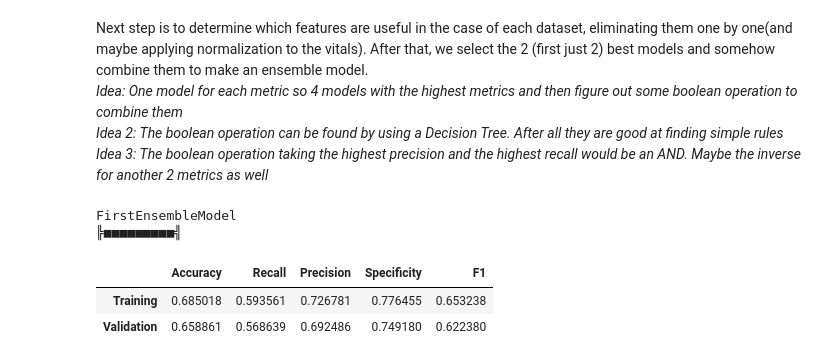
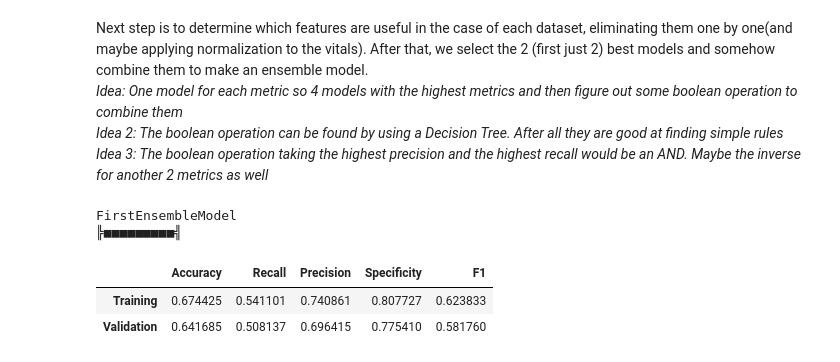
Before and after one commit to Sir-Slade/covid_prediction_project, a Jupyter notebook: PredictorExperiments.ipynb, the cells around one changed output. Drawn from its saved outputs; the diff is of its cells as text; code cells hidden in the pictures.

```diff
--- a/PredictorExperiments.ipynb
+++ b/PredictorExperiments.ipynb
@@ -211,8 +212,8 @@ class XGBAdapter:
     def __init__(self, **params):
         self.model = XGBClassifier(**params, verbosity=0)
 
-    def fit(self, data_x, data_y):
-        self.model.fit(self.xgb_adapter(data_x), data_y)
+    def fit(self, data_x, data_y, sample_weight=None):
+        self.model.fit(self.xgb_adapter(data_x), data_y, sample_weight=sample_weight)
 
     def predict(self, data_x):
         return self.model.predict(self.xgb_adapter(data_x))
@@ -225,8 +226,10 @@ class XGBAdapter:
                 result.loc[:,column] = result[column].astype("bool")
         return result
 # %%
-def cross_validation_normal(data_x, data_y, model, folds):
+def cross_validation_normal(data_x, data_y, model, folds, sample_weights=None):
     results = np.zeros((folds,2,5)) #Shape of folds, training and validation, and number of metrics
+    if sample_weights is None:
+        sample_weights = np.ones(data_y.shape)
 
     fold_size = data_x.shape[0] // folds
     reminder = data_x.shape[0] % folds
@@ -247,7 +250,7 @@ def cross_validation_normal(data_x, data_y, model, folds):
         imputer.fit_transform(train_x, train_y)
         imputer.transform(valid_x)
 
-        model.fit(train_x, train_y)
+        model.fit(train_x, train_y, sample_weight=np.append(sample_weights[:start], sample_weights[end:]))
         train_v = (train_y, model.predict(train_x))
         valid_v = (valid_y, model.predict(valid_x))
         results[i,0] += get_metrics(*train_v)
@@ -302,13 +305,13 @@ def cross_validation_class_ratios(data_x, data_y, model, folds, ratio_negatives_
     return results.mean(axis=0)
 
 
-def run_models(data_x, data_y, models, folds=10, ratio_negatives_to_positives=-1):
+def run_models(data_x, data_y, models, folds=10, ratio_negatives_to_positives=-1, sample_weights=None):
     for model in models:
         print(Fore.RED, model, Fore.BLACK, sep="")
         if(ratio_negatives_to_positives >= 1):
             results = cross_validation_class_ratios(data_x, data_y, models[model], folds, ratio_negatives_to_positives)
         else:
-            results = cross_validation_normal(data_x, data_y, models[model], folds)
+            results = cross_validation_normal(data_x, data_y, models[model], folds, sample_weights)
 
         display(pd.DataFrame(results, index=["Training", "Validation"], columns=["Accuracy", "Recall", "Precision", "Specificity", "F1"]))
         print("")
@@ -1125,7 +1134,7 @@ class CustomModel():
     def fit(self, data_x, data_y):
         self.imputer.fit(data_x, data_y)
 
-        data_1 = data_x.iloc[:,10:].drop(columns=["sys", "dia"])
+        data_1 = data_x.iloc[:,16:]
         data_2 = data_x.iloc[:,:10]
         data_3 = pd.merge(data_x.iloc[:,10-16].drop(columns=["sys", "dia"]), data_x.iloc[:,21:], left_index=True, right_index=True)
         self.model_1.fit(data_1, data_y[data_1.index])
@@ -1133,7 +1142,7 @@ class CustomModel():
         self.model_3.fit(data_3, data_y[data_3.index])
 
     def predict(self, data_x):
-        data_1 = data_x.iloc[:,10:].drop(columns=["sys", "dia"])
+        data_1 = data_x.iloc[:,16:]
         data_2 = data_x.iloc[:,:10]
         data_3 = pd.merge(data_x.iloc[:,10-16].drop(columns=["sys", "dia"]), data_x.iloc[:,21:], left_index=True, right_index=True)
 
@@ -1150,15 +1159,20 @@ class CustomModel():
 
         final_preds = ((preds_1)| (preds_2 & preds_3)) #If predicted positive by model 1 then we keep that prediction. If predicted negative by model 2, we try to keep it. In case preds1 is False and preds2 is True the final decision is with preds3
 
+        #final_preds = np.sum(np.array([preds_1, preds_2, preds_3]), axis = 0)
+
+        #final_preds[final_preds <=1] = "Negative"
+        #final_preds[final_preds != "Negative" ] = "Positive"
         final_preds[final_preds == True] = "Positive"
         final_preds[final_preds == False] = "Negative"
 
+
         return final_preds
 # %%
-run_models(X, y, {"FirstEnsembleModel" : CustomModel()}, ratio_negatives_to_positives=1)
+run_models(X, y, {"FirstEnsembleModel" : CustomModel()}, folds=10, ratio_negatives_to_positives=1)
 # %% [output]
 FirstEnsembleModel
 ╠■■■■■■■■■╣
 |  | Accuracy | Recall | Precision | Specificity | F1 |
-| Training | 0.685018 | 0.593561 | 0.726781 | 0.776455 | 0.653238 |
-| Validation | 0.658861 | 0.568639 | 0.692486 | 0.749180 | 0.622380 |
+| Training | 0.674425 | 0.541101 | 0.740861 | 0.807727 | 0.623833 |
+| Validation | 0.641685 | 0.508137 | 0.696415 | 0.775410 | 0.581760 |
```
Also changed, not shown: parts of 32 cells of this notebook.
